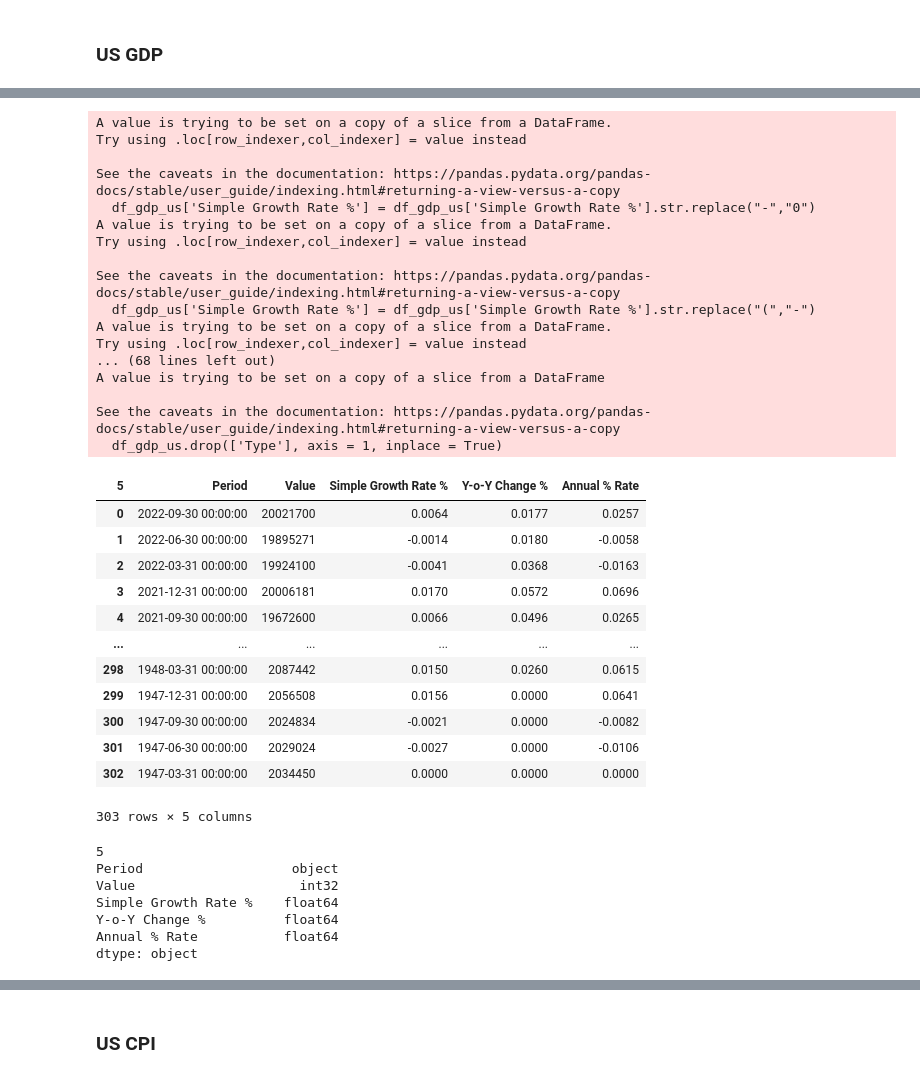
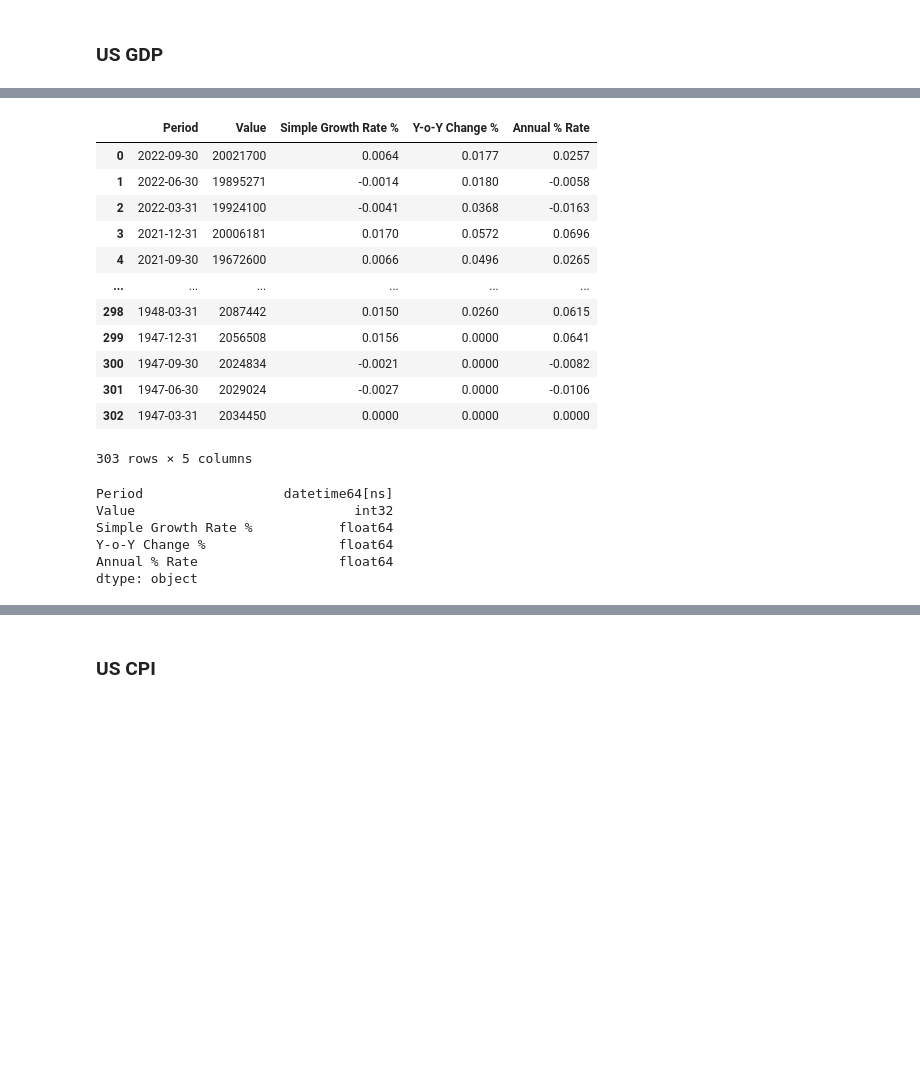
Before and after one commit to RaphHer/Project_Final_Ironhack, a Jupyter notebook: 2. Exploring the data .ipynb, the cells around one changed output, grey strips where cells are left out. Cells and saved outputs as stored; diff of their text form; code cells hidden in the pictures; blank space fills up the shorter version.

```diff
--- a/2. Exploring the data .ipynb
+++ b/2. Exploring the data .ipynb
@@ -25,11 +24,17 @@ df_gdp_us
 # Get rid of NaN values
 df_gdp_us.dropna(inplace=True) # get rid of Nan Values
 
-#Get the first row as a new header
-new_header = df_gdp_us.iloc[0] #grab the first row for the header
-df_gdp_us = df_gdp_us[1:] #take the data less the header row
-df_gdp_us.columns = new_header #set the header row as the df header
-df_gdp_us
+# Rename the column with the right name
+df_gdp_us.rename(columns={'Unnamed: 0': 'Period',
+                            'Unnamed: 1': 'Value',
+                            'Unnamed: 2' : 'Simple Growth Rate %',
+                            'Unnamed: 3' : 'Y-o-Y Change %',
+                            'Unnamed: 4' : 'Annual % Rate',
+                            'Unnamed: 5' : 'Type'},
+                              inplace=True, errors='raise')
+
+# drop the row with the column name
+df_gdp_us = df_gdp_us.drop([df_gdp_us.index[0]])
 
 # Reset the index
 df_gdp_us.reset_index(drop=True, inplace=True)
@@ -39,72 +44,54 @@ df_gdp_us
 df_gdp_us['Simple Growth Rate %'] = df_gdp_us['Simple Growth Rate %'].str.replace("-","0")
 df_gdp_us['Simple Growth Rate %'] = df_gdp_us['Simple Growth Rate %'].str.replace("(","-")
 df_gdp_us['Simple Growth Rate %'] = df_gdp_us['Simple Growth Rate %'].str.replace(")","")
 df_gdp_us['Simple Growth Rate %'] = df_gdp_us['Simple Growth Rate %'].str.replace("%","")
 
 #replacing the "-" with "0" and the "()" with "-"
 df_gdp_us['Annual % Rate'] = df_gdp_us['Annual % Rate'].str.replace("-","0")
 df_gdp_us['Annual % Rate'] = df_gdp_us['Annual % Rate'].str.replace("(","-")
 df_gdp_us['Annual % Rate'] = df_gdp_us['Annual % Rate'].str.replace(")","")
 df_gdp_us['Annual % Rate'] = df_gdp_us['Annual % Rate'].str.replace("%","")
 
 
 #replacing the "-" with "0" and the "()" with "-"
 df_gdp_us['Y-o-Y Change %'] = df_gdp_us['Y-o-Y Change %'].str.replace("-","0")
 df_gdp_us['Y-o-Y Change %'] = df_gdp_us['Y-o-Y Change %'].str.replace("(","-")
 df_gdp_us['Y-o-Y Change %'] = df_gdp_us['Y-o-Y Change %'].str.replace(")","")
 df_gdp_us['Y-o-Y Change %'] = df_gdp_us['Y-o-Y Change %'].str.replace("%","")
 
 # changing the type of data
 df_gdp_us['Simple Growth Rate %'] = df_gdp_us['Simple Growth Rate %'].str.rstrip('%').astype('float') / 100.0
 df_gdp_us['Annual % Rate'] = df_gdp_us['Annual % Rate'].str.rstrip('%').astype('float') / 100.0
 df_gdp_us['Y-o-Y Change %'] = df_gdp_us['Y-o-Y Change %'].str.rstrip('%').astype('float') / 100.0
 df_gdp_us['Value'] = df_gdp_us['Value'].astype(str).astype(int)
 
 
 #delete the last column
 df_gdp_us.drop(['Type'], axis = 1, inplace = True)
 
-
-
+# Transform the date
+df_gdp_us["Period"] = pd.to_datetime(df_gdp_us["Period"])
 df_gdp_us
 # %% [output]
+|  | Period | Value | Simple Growth Rate % | Y-o-Y Change % | Annual % Rate |
+| 0 | 2022-09-30 | 20021700 | 0.0064 | 0.0177 | 0.0257 |
+| 1 | 2022-06-30 | 19895271 | -0.0014 | 0.0180 | -0.0058 |
+| 2 | 2022-03-31 | 19924100 | -0.0041 | 0.0368 | -0.0163 |
+| 3 | 2021-12-31 | 20006181 | 0.0170 | 0.0572 | 0.0696 |
+| 4 | 2021-09-30 | 19672600 | 0.0066 | 0.0496 | 0.0265 |
+| ... | ... | ... | ... | ... | ... |
+| 298 | 1948-03-31 | 2087442 | 0.0150 | 0.0260 | 0.0615 |
+| 299 | 1947-12-31 | 2056508 | 0.0156 | 0.0000 | 0.0641 |
+| 300 | 1947-09-30 | 2024834 | -0.0021 | 0.0000 | -0.0082 |
+| 301 | 1947-06-30 | 2029024 | -0.0027 | 0.0000 | -0.0106 |
+| 302 | 1947-03-31 | 2034450 | 0.0000 | 0.0000 | 0.0000 |
-A value is trying to be set on a copy of a slice from a DataFrame.
-Try using .loc[row_indexer,col_indexer] = value instead
-
-See the caveats in the documentation: https://pandas.pydata.org/pandas-docs/stable/user_guide/indexing.html#returning-a-view-versus-a-copy
-  df_gdp_us['Simple Growth Rate %'] = df_gdp_us['Simple Growth Rate %'].str.replace("-","0")
-A value is trying to be set on a copy of a slice from a DataFrame.
-Try using .loc[row_indexer,col_indexer] = value instead
-
-See the caveats in the documentation: https://pandas.pydata.org/pandas-docs/stable/user_guide/indexing.html#returning-a-view-versus-a-copy
-  df_gdp_us['Simple Growth Rate %'] = df_gdp_us['Simple Growth Rate %'].str.replace("(","-")
-A value is trying to be set on a copy of a slice from a DataFrame.
-Try using .loc[row_indexer,col_indexer] = value instead
-... (68 lines left out)
-A value is trying to be set on a copy of a slice from a DataFrame
-
-See the caveats in the documentation: https://pandas.pydata.org/pandas-docs/stable/user_guide/indexing.html#returning-a-view-versus-a-copy
-  df_gdp_us.drop(['Type'], axis = 1, inplace = True)
+303 rows × 5 columns
-| 5 | Period | Value | Simple Growth Rate % | Y-o-Y Change % | Annual % Rate |
-| 0 | 2022-09-30 00:00:00 | 20021700 | 0.0064 | 0.0177 | 0.0257 |
-| 1 | 2022-06-30 00:00:00 | 19895271 | -0.0014 | 0.0180 | -0.0058 |
-| 2 | 2022-03-31 00:00:00 | 19924100 | -0.0041 | 0.0368 | -0.0163 |
-| 3 | 2021-12-31 00:00:00 | 20006181 | 0.0170 | 0.0572 | 0.0696 |
-| 4 | 2021-09-30 00:00:00 | 19672600 | 0.0066 | 0.0496 | 0.0265 |
-| ... | ... | ... | ... | ... | ... |
-| 298 | 1948-03-31 00:00:00 | 2087442 | 0.0150 | 0.0260 | 0.0615 |
-| 299 | 1947-12-31 00:00:00 | 2056508 | 0.0156 | 0.0000 | 0.0641 |
-| 300 | 1947-09-30 00:00:00 | 2024834 | -0.0021 | 0.0000 | -0.0082 |
-| 301 | 1947-06-30 00:00:00 | 2029024 | -0.0027 | 0.0000 | -0.0106 |
-| 302 | 1947-03-31 00:00:00 | 2034450 | 0.0000 | 0.0000 | 0.0000 |
-303 rows × 5 columns
 # %%
 df_gdp_us.dtypes
 # %% [output]
-5
-Period                   object
-Value                     int32
-Simple Growth Rate %    float64
-Y-o-Y Change %          float64
-Annual % Rate           float64
+Period                  datetime64[ns]
+Value                            int32
+Simple Growth Rate %           float64
+Y-o-Y Change %                 float64
+Annual % Rate                  float64
 dtype: object
```
Also changed, not shown: parts of 16 cells of this notebook, 1 other file.
